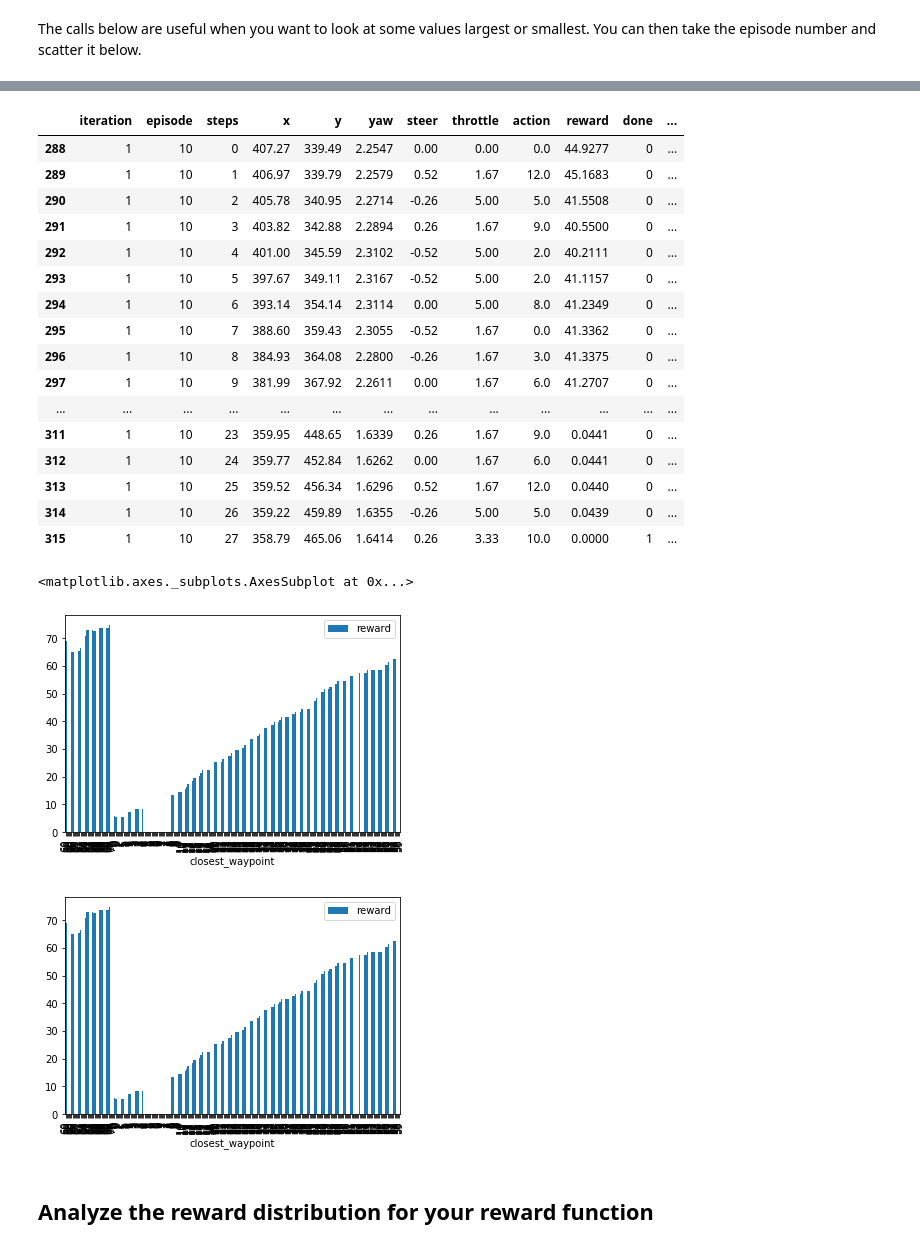
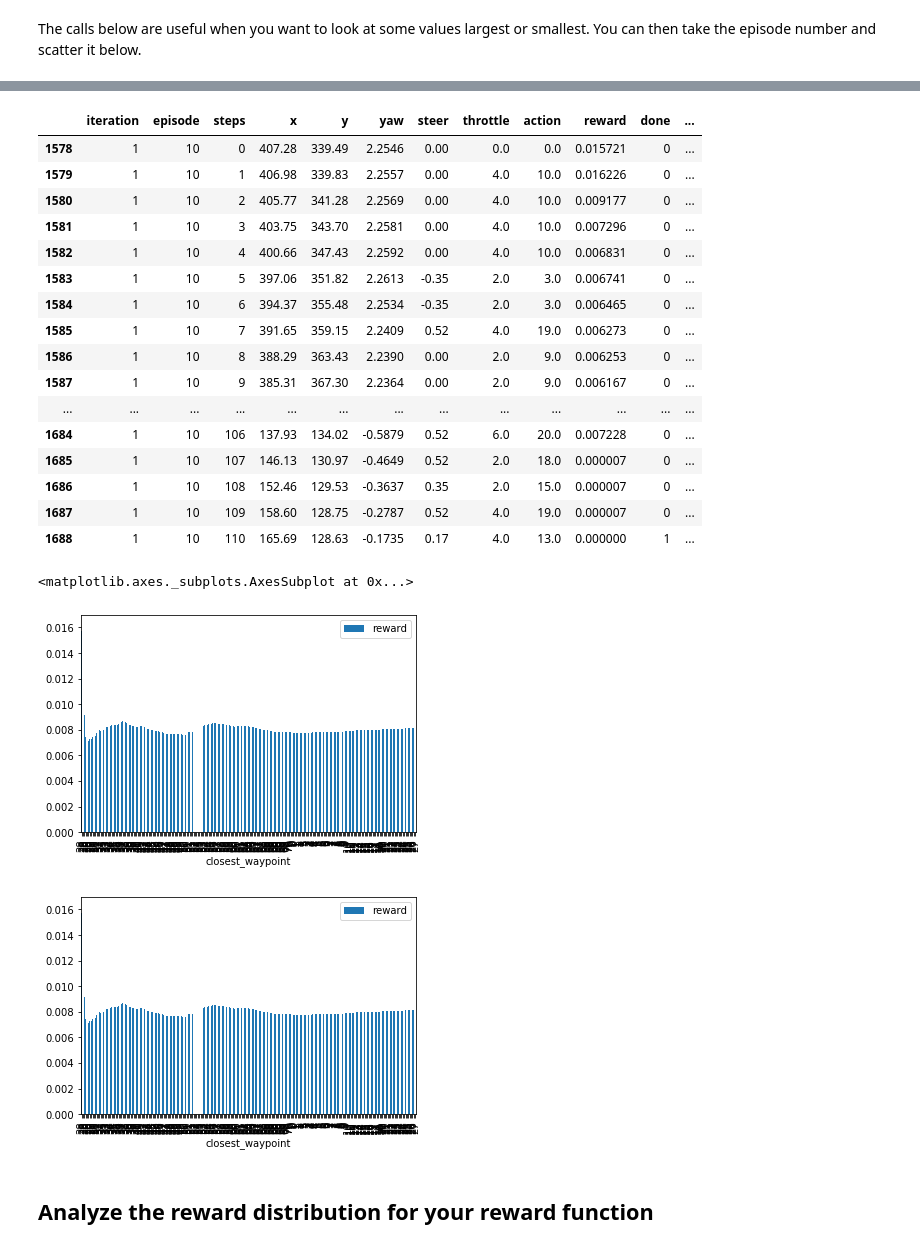
Before and after one commit to temyers/aws-deepracer-workshops, a Jupyter notebook: log-analysis/Training_analysis.ipynb, the cells around one changed output, grey strips where cells are left out. Cells and saved outputs as stored; diff of their text form; code cells hidden in the pictures.

```diff
--- a/log-analysis/Training_analysis.ipynb
+++ b/log-analysis/Training_analysis.ipynb
@@ -209,8 +214,16 @@ list(result)
 
 # reward-progress-v4 - reinvent
 REWARD_PROGRESS_V4 = 'sim-y79jjcvqq73q'
+REWARD_PROGRESS_V5 = 'sim-86f8p7h3d5y5'
+REWARD_PROGRESS_V5_1 = 'sim-y3875v5z8yld'
+REWARD_PROGRESS_V5_1_1 = 'sim-wtsvbh3ks985'
+MODEL_V6='sim-d694lyzxv3m6'
+MODEL_V6_1='sim-pxtnb2tq24t4'
+MODEL_V6_1_1='sim-8txwgn9gg55n'
 
-stream_name = REWARD_PROGRESS_V4 ## CHANGE This to your simulation application ID
+LAP_TEST='lap-test'
+
+stream_name = LAP_TEST ## CHANGE This to your simulation application ID
 fname = 'logs/deepracer-%s.log' %stream_name  # The log will be downloaded into the specified path
 cw.download_log(fname, stream_prefix=stream_name)  # add force=True if you downloaded the file before but want to repeat
 
@@ -348,0 +353,17 @@ complete_ones.nlargest(5, 'reward')
+# %%
+highest_rewards = complete_ones.nlargest(5, 'reward')
+fastest_laps = complete_ones.nsmallest(5, 'time')
+
+fast_lap_episode=list(fastest_laps['episode'])[0]
+fast_lap_iteration=list(fastest_laps['iteration'])[0]
+
+top_reward_episode=list(highest_rewards['episode'])[0]
+top_reward_iteration=list(highest_rewards['iteration'])[0]
+
+
+# list(highest_reward_episodes)
+print("fast lap episode:", fast_lap_episode)
+print("fast lap iteration:", fast_lap_iteration)
+
+print("top reward episode:", top_reward_episode)
+print("top reward iteration:", top_reward_iteration)
@@ -390,35 +416,35 @@ pd.set_option('display.max_rows', 500)
 df[df['episode']==10]
 # %% [output]
 |  | iteration | episode | steps | x | y | yaw | steer | throttle | action | reward | done | ... |
-| 288 | 1 | 10 | 0 | 407.27 | 339.49 | 2.2547 | 0.00 | 0.00 | 0.0 | 44.9277 | 0 | ... |
-| 289 | 1 | 10 | 1 | 406.97 | 339.79 | 2.2579 | 0.52 | 1.67 | 12.0 | 45.1683 | 0 | ... |
-| 290 | 1 | 10 | 2 | 405.78 | 340.95 | 2.2714 | -0.26 | 5.00 | 5.0 | 41.5508 | 0 | ... |
-| 291 | 1 | 10 | 3 | 403.82 | 342.88 | 2.2894 | 0.26 | 1.67 | 9.0 | 40.5500 | 0 | ... |
-| 292 | 1 | 10 | 4 | 401.00 | 345.59 | 2.3102 | -0.52 | 5.00 | 2.0 | 40.2111 | 0 | ... |
-| 293 | 1 | 10 | 5 | 397.67 | 349.11 | 2.3167 | -0.52 | 5.00 | 2.0 | 41.1157 | 0 | ... |
-| 294 | 1 | 10 | 6 | 393.14 | 354.14 | 2.3114 | 0.00 | 5.00 | 8.0 | 41.2349 | 0 | ... |
-| 295 | 1 | 10 | 7 | 388.60 | 359.43 | 2.3055 | -0.52 | 1.67 | 0.0 | 41.3362 | 0 | ... |
-| 296 | 1 | 10 | 8 | 384.93 | 364.08 | 2.2800 | -0.26 | 1.67 | 3.0 | 41.3375 | 0 | ... |
-| 297 | 1 | 10 | 9 | 381.99 | 367.92 | 2.2611 | 0.00 | 1.67 | 6.0 | 41.2707 | 0 | ... |
+| 1578 | 1 | 10 | 0 | 407.28 | 339.49 | 2.2546 | 0.00 | 0.0 | 0.0 | 0.015721 | 0 | ... |
+| 1579 | 1 | 10 | 1 | 406.98 | 339.83 | 2.2557 | 0.00 | 4.0 | 10.0 | 0.016226 | 0 | ... |
+| 1580 | 1 | 10 | 2 | 405.77 | 341.28 | 2.2569 | 0.00 | 4.0 | 10.0 | 0.009177 | 0 | ... |
+| 1581 | 1 | 10 | 3 | 403.75 | 343.70 | 2.2581 | 0.00 | 4.0 | 10.0 | 0.007296 | 0 | ... |
+| 1582 | 1 | 10 | 4 | 400.66 | 347.43 | 2.2592 | 0.00 | 4.0 | 10.0 | 0.006831 | 0 | ... |
+| 1583 | 1 | 10 | 5 | 397.06 | 351.82 | 2.2613 | -0.35 | 2.0 | 3.0 | 0.006741 | 0 | ... |
+| 1584 | 1 | 10 | 6 | 394.37 | 355.48 | 2.2534 | -0.35 | 2.0 | 3.0 | 0.006465 | 0 | ... |
+| 1585 | 1 | 10 | 7 | 391.65 | 359.15 | 2.2409 | 0.52 | 4.0 | 19.0 | 0.006273 | 0 | ... |
+| 1586 | 1 | 10 | 8 | 388.29 | 363.43 | 2.2390 | 0.00 | 2.0 | 9.0 | 0.006253 | 0 | ... |
+| 1587 | 1 | 10 | 9 | 385.31 | 367.30 | 2.2364 | 0.00 | 2.0 | 9.0 | 0.006167 | 0 | ... |
 | ... | ... | ... | ... | ... | ... | ... | ... | ... | ... | ... | ... | ... |
-| 311 | 1 | 10 | 23 | 359.95 | 448.65 | 1.6339 | 0.26 | 1.67 | 9.0 | 0.0441 | 0 | ... |
-| 312 | 1 | 10 | 24 | 359.77 | 452.84 | 1.6262 | 0.00 | 1.67 | 6.0 | 0.0441 | 0 | ... |
-| 313 | 1 | 10 | 25 | 359.52 | 456.34 | 1.6296 | 0.52 | 1.67 | 12.0 | 0.0440 | 0 | ... |
-| 314 | 1 | 10 | 26 | 359.22 | 459.89 | 1.6355 | -0.26 | 5.00 | 5.0 | 0.0439 | 0 | ... |
-| 315 | 1 | 10 | 27 | 358.79 | 465.06 | 1.6414 | 0.26 | 3.33 | 10.0 | 0.0000 | 1 | ... |
+| 1684 | 1 | 10 | 106 | 137.93 | 134.02 | -0.5879 | 0.52 | 6.0 | 20.0 | 0.007228 | 0 | ... |
+| 1685 | 1 | 10 | 107 | 146.13 | 130.97 | -0.4649 | 0.52 | 2.0 | 18.0 | 0.000007 | 0 | ... |
+| 1686 | 1 | 10 | 108 | 152.46 | 129.53 | -0.3637 | 0.35 | 2.0 | 15.0 | 0.000007 | 0 | ... |
+| 1687 | 1 | 10 | 109 | 158.60 | 128.75 | -0.2787 | 0.52 | 4.0 | 19.0 | 0.000007 | 0 | ... |
+| 1688 | 1 | 10 | 110 | 165.69 | 128.63 | -0.1735 | 0.17 | 4.0 | 13.0 | 0.000000 | 1 | ... |
 # %%
 #This shows a histogram of actions per waypoint. Will let you spot potentially problematic places
 # Compare a fast lap
-episode = df[df['episode']==317]
+episode = df[df['episode']==fast_lap_episode]
 episode[:-1].plot.bar(x='closest_waypoint', y='reward')
 
 # Compare with a high reward
-reward_episode = df[df['episode']==512]
+reward_episode = df[df['episode']==top_reward_episode]
 episode[:-1].plot.bar(x='closest_waypoint', y='reward')
 # %% [output]
 <matplotlib.axes._subplots.AxesSubplot at 0x...>
-[figure, old version]
+[figure, new version]
-[figure, old version]
+[figure, new version]
 # %% [markdown]
 ## Analyze the reward distribution for your reward function
 # %% [markdown]
```
Also changed, not shown: parts of 41 cells of this notebook.
